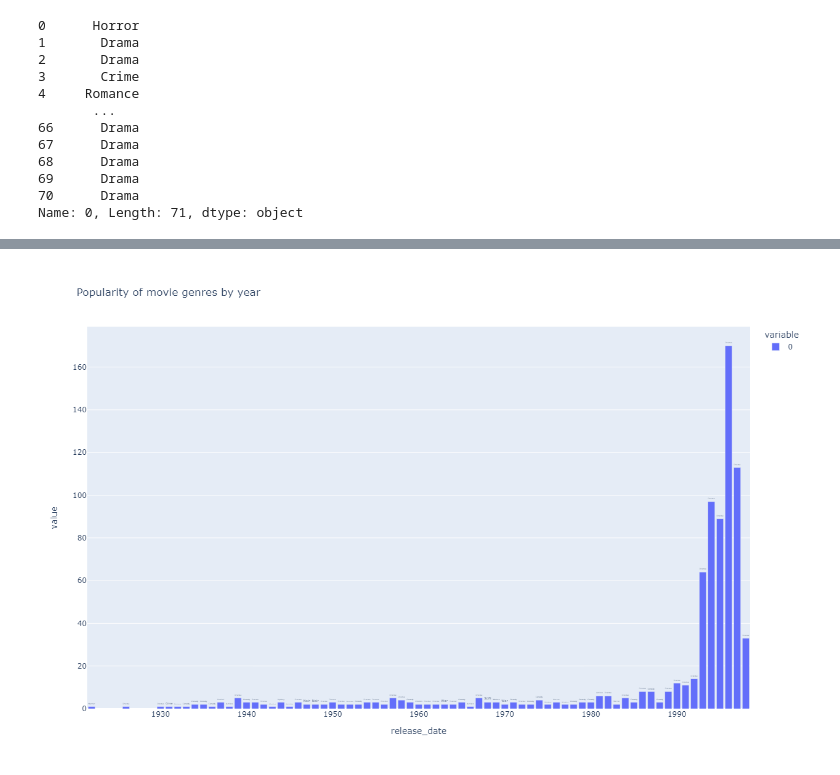
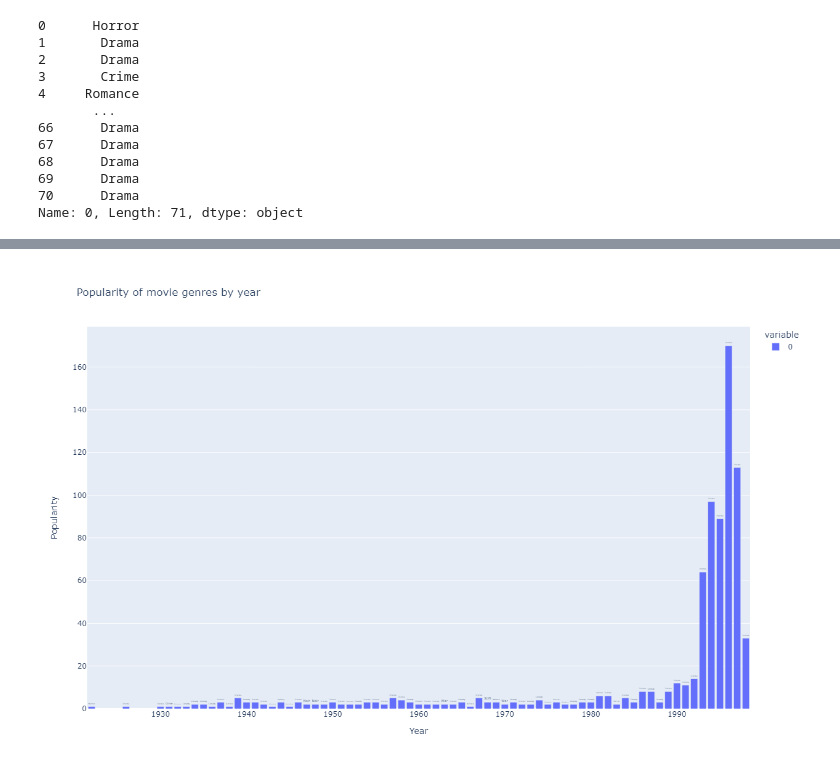
Before and after one commit to RochaErik/MovieLens-Data, a Jupyter notebook: AssignmentOne.ipynb, the cells around one changed output, grey strips where cells are left out. Cells and saved outputs as stored; diff of their text form; code cells hidden in the pictures.

Commit message:
Plotly graph labels correction

```diff
--- a/AssignmentOne.ipynb
+++ b/AssignmentOne.ipynb
@@ -422,21 +422,21 @@ Name: 0, Length: 71, dtype: object
 # %%
 import plotly.express as px
 
 fig = px.bar(genres_data.max(axis=1),
             title='Popularity of movie genres by year',
             labels={
-                'x': 'Year',
-                'y': 'Popularity'
+                'release_date': 'Year',
+                'value': 'Popularity'
             },
             text=barlabel[0],
             width=1250,
             height=800)
 
 fig.update_traces(textposition='outside')
 
 
 fig.show()
 fig.show(renderer="png")
 # %% [output]
 [interactive output not drawn]
-[figure, old version]
+[figure, new version]
```
